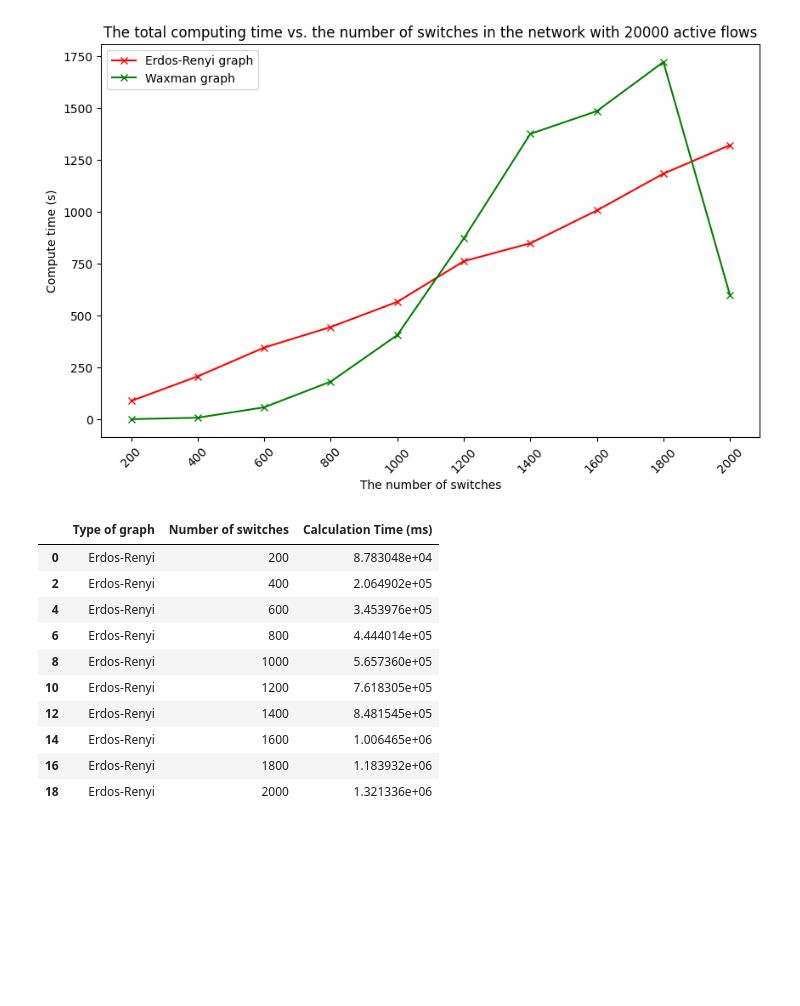
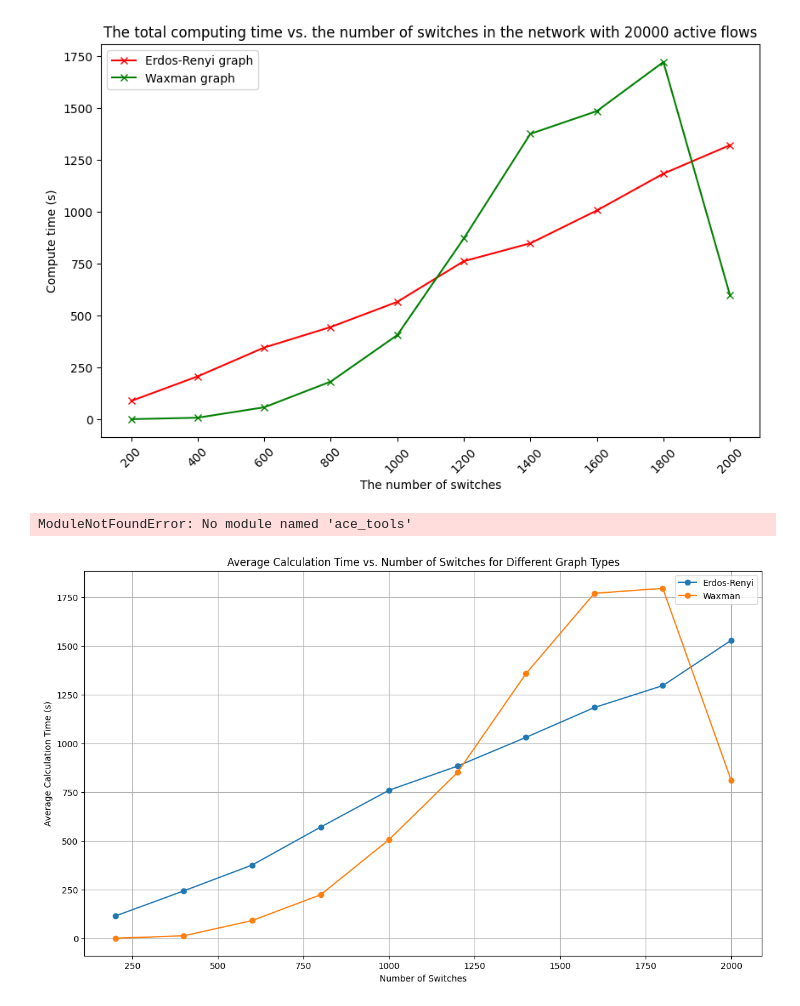
Before and after one commit to yalewoosoft/flowcover, a Jupyter notebook: figure_draw.ipynb, the cells around one changed output. Drawn from its saved outputs; the diff is of its cells as text; code cells hidden in the pictures; blank space fills up the shorter version.

Commit message:
run figure 6 again

```diff
--- a/figure_draw.ipynb
+++ b/figure_draw.ipynb
@@ -29,17 +29,59 @@ plt.legend()
 # %% [output]
 <matplotlib.legend.Legend at 0x...>
 [figure]
-# %%
-erdos_renyi_data
-# %% [output]
-|  | Type of graph | Number of switches | Calculation Time (ms) |
-| 0 | Erdos-Renyi | 200 | 8.783048e+04 |
-| 2 | Erdos-Renyi | 400 | 2.064902e+05 |
-| 4 | Erdos-Renyi | 600 | 3.453976e+05 |
-| 6 | Erdos-Renyi | 800 | 4.444014e+05 |
-| 8 | Erdos-Renyi | 1000 | 5.657360e+05 |
-| 10 | Erdos-Renyi | 1200 | 7.618305e+05 |
-| 12 | Erdos-Renyi | 1400 | 8.481545e+05 |
-| 14 | Erdos-Renyi | 1600 | 1.006465e+06 |
-| 16 | Erdos-Renyi | 1800 | 1.183932e+06 |
-| 18 | Erdos-Renyi | 2000 | 1.321336e+06 |
+# %%
+import pandas as pd
+import matplotlib.pyplot as plt
+
+# Reading the CSV file
+data = pd.read_csv('data/timing_results_average.csv')
+
+# Calculating the average for each set of three values
+df_grouped = data.groupby(['Type of graph', 'Number of switches']).mean().reset_index()
+
+# Display the averaged data
+import ace_tools as tools; tools.display_dataframe_to_user(name="Averaged Calculation Times", dataframe=df_grouped)
+
+# Plotting the results
+plt.figure(figsize=(14, 8))
+
+for graph_type in df_grouped['Type of graph'].unique():
+    subset = df_grouped[df_grouped['Type of graph'] == graph_type]
+    plt.plot(subset['Number of switches'], subset['Calculation Time (ms)'], marker='o', label=graph_type)
+
+plt.xlabel('Number of Switches')
+plt.ylabel('Average Calculation Time (ms)')
+plt.title('Average Calculation Time vs. Number of Switches for Different Graph Types')
+plt.legend()
+plt.grid(True)
+plt.show()
+# %% [output]
+ModuleNotFoundError: No module named 'ace_tools'
+# %%
+import pandas as pd
+import matplotlib.pyplot as plt
+
+# Reading the CSV file
+data = pd.read_csv('data/timing_results_average.csv')
+
+# Converting time from milliseconds to seconds
+data['Calculation Time (s)'] = data['Calculation Time (ms)'] / 1000
+
+# Calculating the average for each set of three values
+df_grouped = data.groupby(['Type of graph', 'Number of switches']).mean().reset_index()
+
+# Plotting the results
+plt.figure(figsize=(14, 8))
+
+for graph_type in df_grouped['Type of graph'].unique():
+    subset = df_grouped[df_grouped['Type of graph'] == graph_type]
+    plt.plot(subset['Number of switches'], subset['Calculation Time (s)'], marker='o', label=graph_type)
+
+plt.xlabel('Number of Switches')
+plt.ylabel('Average Calculation Time (s)')
+plt.title('Average Calculation Time vs. Number of Switches for Different Graph Types')
+plt.legend()
+plt.grid(True)
+plt.show()
+# %% [output]
+[figure, added]
```
Also changed, not shown: 2 other files.
